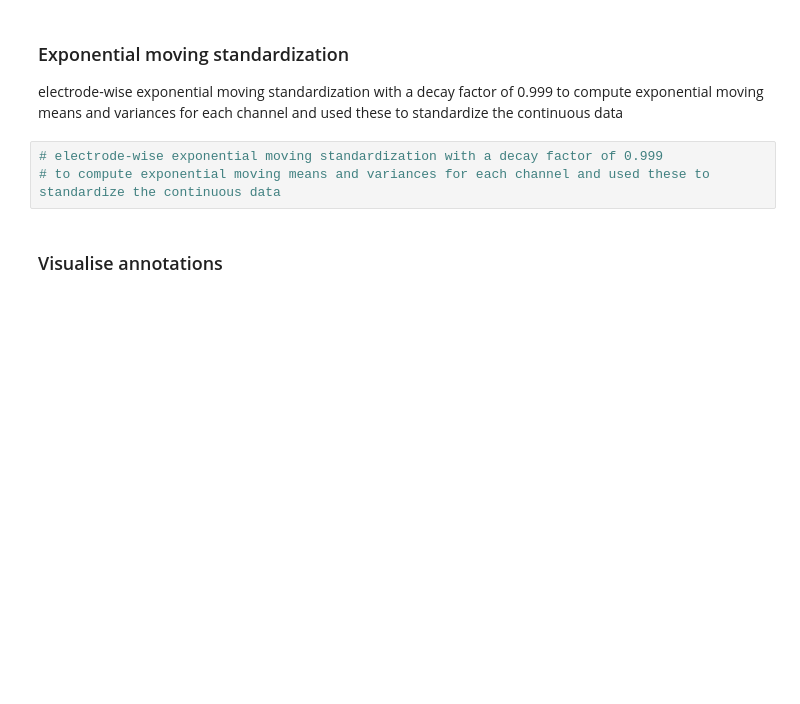
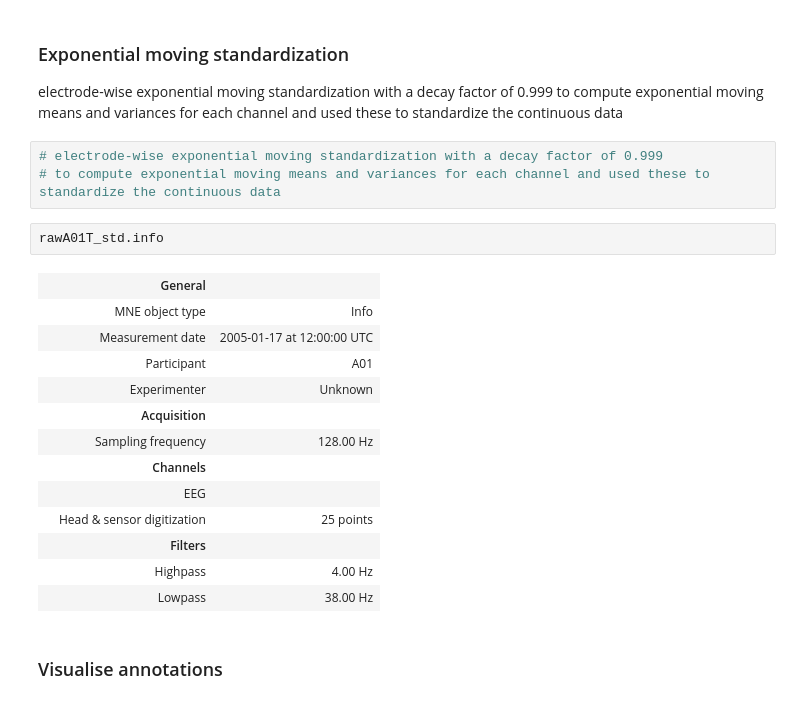
Before and after one commit to PraKesEy/EEGNetReplication, a Jupyter notebook: notebooks/02_preprocessing_pipeline.ipynb, the cells around one changed output. Cells and saved outputs as stored; diff of their text form; blank space fills up the shorter version.

```diff
--- a/notebooks/02_preprocessing_pipeline.ipynb
+++ b/notebooks/02_preprocessing_pipeline.ipynb
@@ -214,6 +236,22 @@ variances for each channel and used these to standardize the continuous data
 # %%
 # electrode-wise exponential moving standardization with a decay factor of 0.999
 # to compute exponential moving means and variances for each channel and used these to standardize the continuous data
+# %%
+rawA01T_std.info
+# %% [output]
+|  | General |  |
+|  | MNE object type | Info |
+|  | Measurement date | 2005-01-17 at 12:00:00 UTC |
+|  | Participant | A01 |
+|  | Experimenter | Unknown |
+|  | Acquisition |  |
+|  | Sampling frequency | 128.00 Hz |
+|  | Channels |  |
+|  | EEG |  |
+|  | Head & sensor digitization | 25 points |
+|  | Filters |  |
+|  | Highpass | 4.00 Hz |
+|  | Lowpass | 38.00 Hz |
 # %% [markdown]
 ### Visualise annotations
 # %%
```
Also changed, not shown: parts of 8 cells of this notebook, 1 other file.
